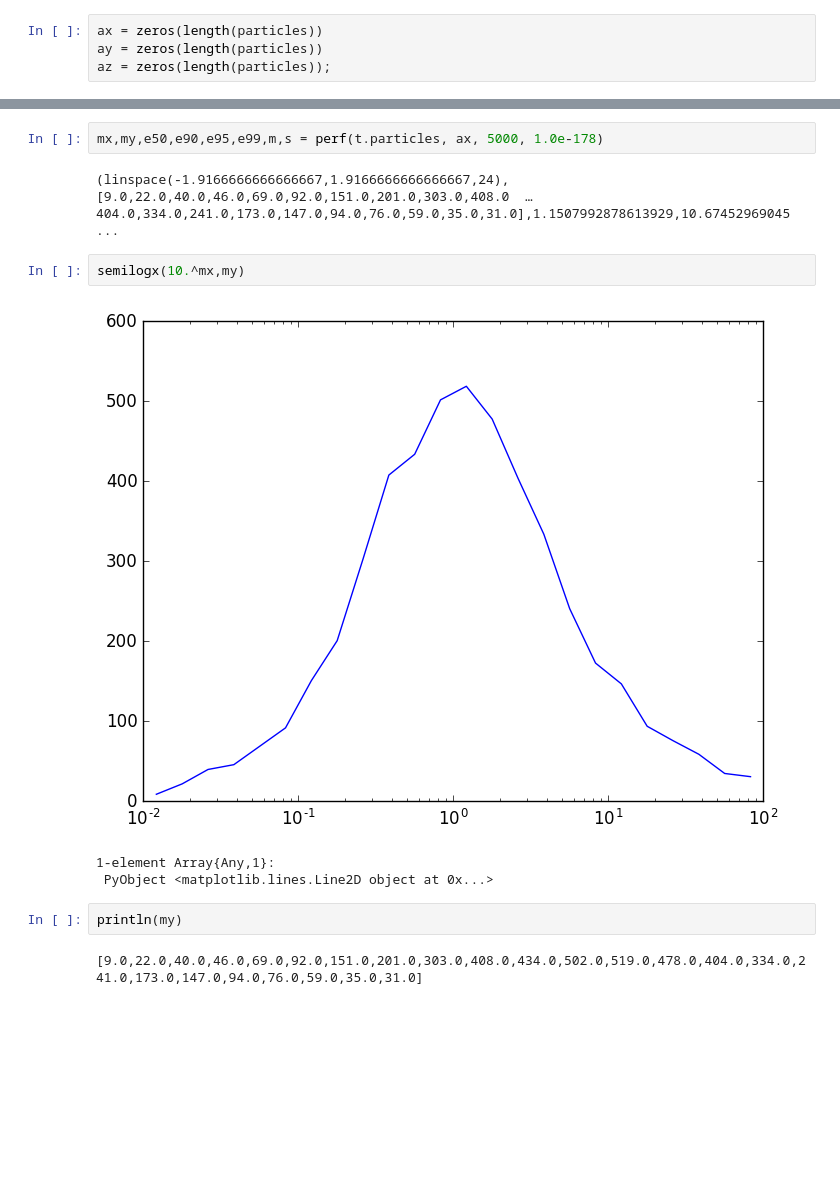
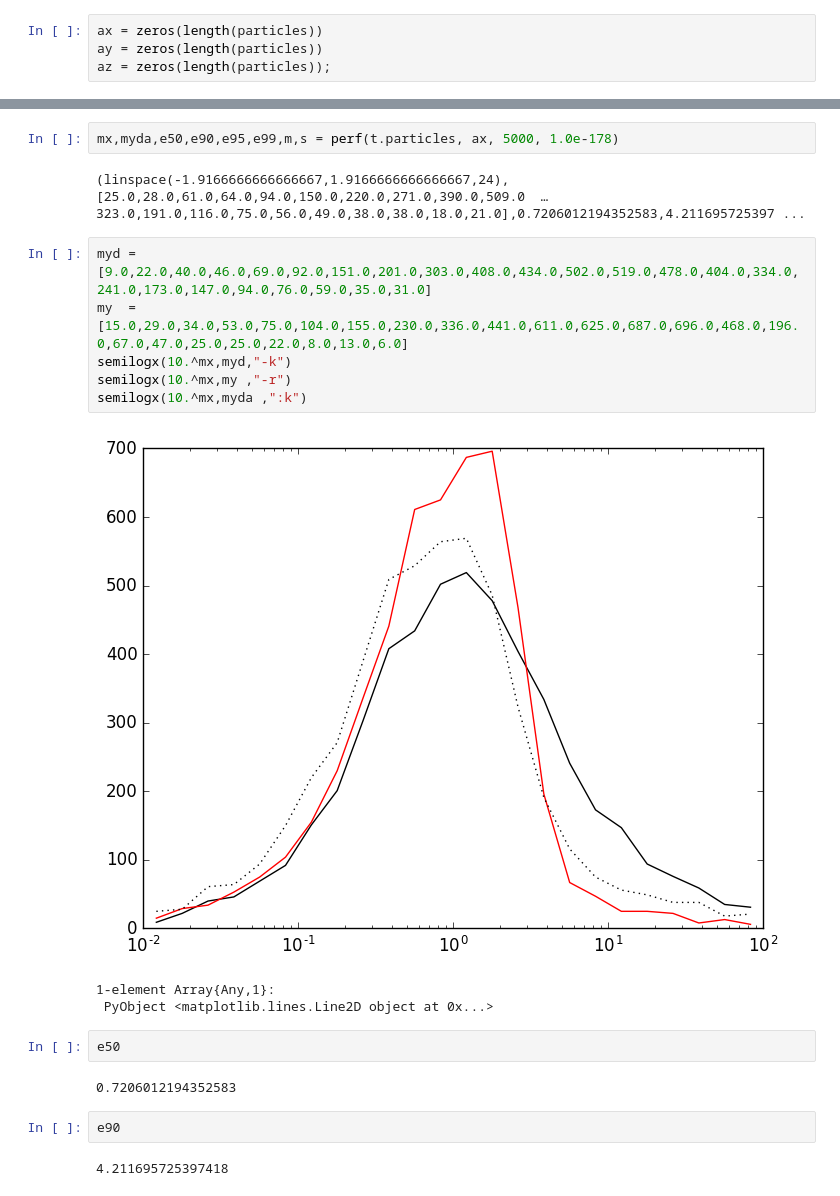
Before and after one commit to skariel/nbtree_fast, a Jupyter notebook: 1.ipynb, the cells around one changed output, grey strips where cells are left out. Drawn from its saved outputs; the diff is of its cells as text; blank space fills up the shorter version.

```diff
--- a/1.ipynb
+++ b/1.ipynb
@@ -53,14 +53,22 @@ az = zeros(length(particles));
 # %%
-mx,my,e50,e90,e95,e99,m,s = perf(t.particles, ax, 5000, 1.0e-178)
+mx,myda,e50,e90,e95,e99,m,s = perf(t.particles, ax, 5000, 1.0e-178)
 # %% [output]
-(linspace(-1.9166666666666667,1.9166666666666667,24),[9.0,22.0,40.0,46.0,69.0,92.0,151.0,201.0,303.0,408.0  …  404.0,334.0,241.0,173.0,147.0,94.0,76.0,59.0,35.0,31.0],1.1507992878613929,10.67452969045 ...
+(linspace(-1.9166666666666667,1.9166666666666667,24),[25.0,28.0,61.0,64.0,94.0,150.0,220.0,271.0,390.0,509.0  …  323.0,191.0,116.0,75.0,56.0,49.0,38.0,38.0,18.0,21.0],0.7206012194352583,4.211695725397 ...
-# %%
-semilogx(10.^mx,my)
-# %% [output]
-[figure, removed]
-1-element Array{Any,1}:
- PyObject <matplotlib.lines.Line2D object at 0x...>
-# %%
-println(my)
-# %% [output]
-[9.0,22.0,40.0,46.0,69.0,92.0,151.0,201.0,303.0,408.0,434.0,502.0,519.0,478.0,404.0,334.0,241.0,173.0,147.0,94.0,76.0,59.0,35.0,31.0]
+# %%
+myd = [9.0,22.0,40.0,46.0,69.0,92.0,151.0,201.0,303.0,408.0,434.0,502.0,519.0,478.0,404.0,334.0,241.0,173.0,147.0,94.0,76.0,59.0,35.0,31.0]
+my  = [15.0,29.0,34.0,53.0,75.0,104.0,155.0,230.0,336.0,441.0,611.0,625.0,687.0,696.0,468.0,196.0,67.0,47.0,25.0,25.0,22.0,8.0,13.0,6.0]
+semilogx(10.^mx,myd,"-k")
+semilogx(10.^mx,my ,"-r")
+semilogx(10.^mx,myda ,":k")
+# %% [output]
+[figure, added]
+1-element Array{Any,1}:
+ PyObject <matplotlib.lines.Line2D object at 0x...>
+# %%
+e50
+# %% [output]
+0.7206012194352583
+# %%
+e90
+# %% [output]
+4.211695725397418
```
Also changed, not shown: parts of 7 cells of this notebook, 1 other file.
